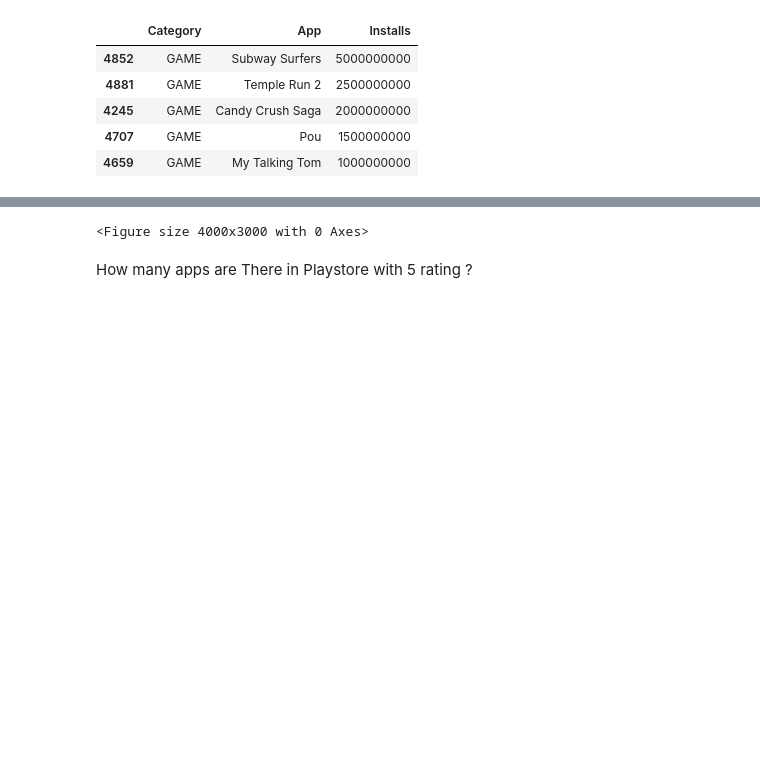
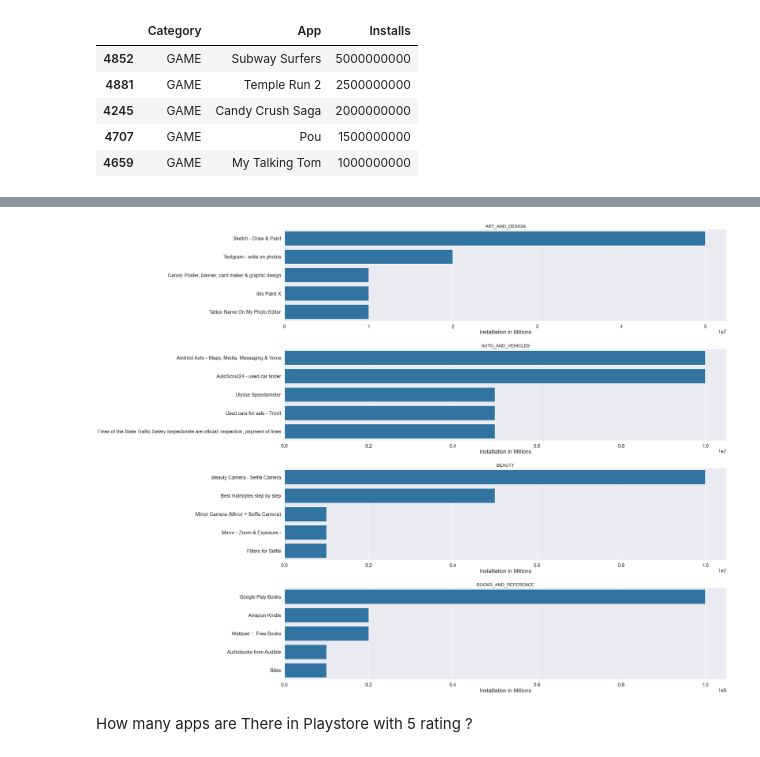
Before and after one commit to FairozAhmadSheikh/ML_bootcamp, a Jupyter notebook: Exploratory_DataAnalysis/Eda_Assignment.ipynb, the cells around one changed output, grey strips where cells are left out. Cells and saved outputs as stored; diff of their text form; code cells hidden in the pictures; blank space fills up the shorter version.

Commit message:
visualization done q2

```diff
--- a/Exploratory_DataAnalysis/Eda_Assignment.ipynb
+++ b/Exploratory_DataAnalysis/Eda_Assignment.ipynb
@@ -99,19 +112,27 @@ df[df['Category']=='GAME'].sort_values(ascending=False,by='Installs')[:5]
+# %%
+apps=['ART_AND_DESIGN', 'AUTO_AND_VEHICLES', 'BEAUTY',
+       'BOOKS_AND_REFERENCE', ]
 # %%
 #Now For every category
 
-apps=datacopy['Category'].unique()
+
 sns.set_context('poster')
 sns.set_style('darkgrid')
 plt.figure(figsize=(40,30))
 
 for i,app in enumerate(apps):
     df2=df[df['Category']==app].sort_values(ascending=False,by='Installs')[:5]
     df3=df2.head(5)
-    plt.subplot(4,2,i+1)
+    plt.subplot(4,1,i+1)
     sns.barplot(data=df3,x='Installs',y='App')
     plt.xlabel('Installlation in Millions')
+    plt.ylabel('')
+    plt.title(app,size=20)
+plt.tight_layout()
+plt.subplots_adjust(hspace=0.3)
+plt.show()
 # %% [output]
-<Figure size 4000x3000 with 0 Axes>
+[figure, added]
 # %% [markdown]
 How many apps are There in Playstore with 5 rating ?
 # %% [markdown]
```
Also changed, not shown: parts of 1 cell of this notebook.
